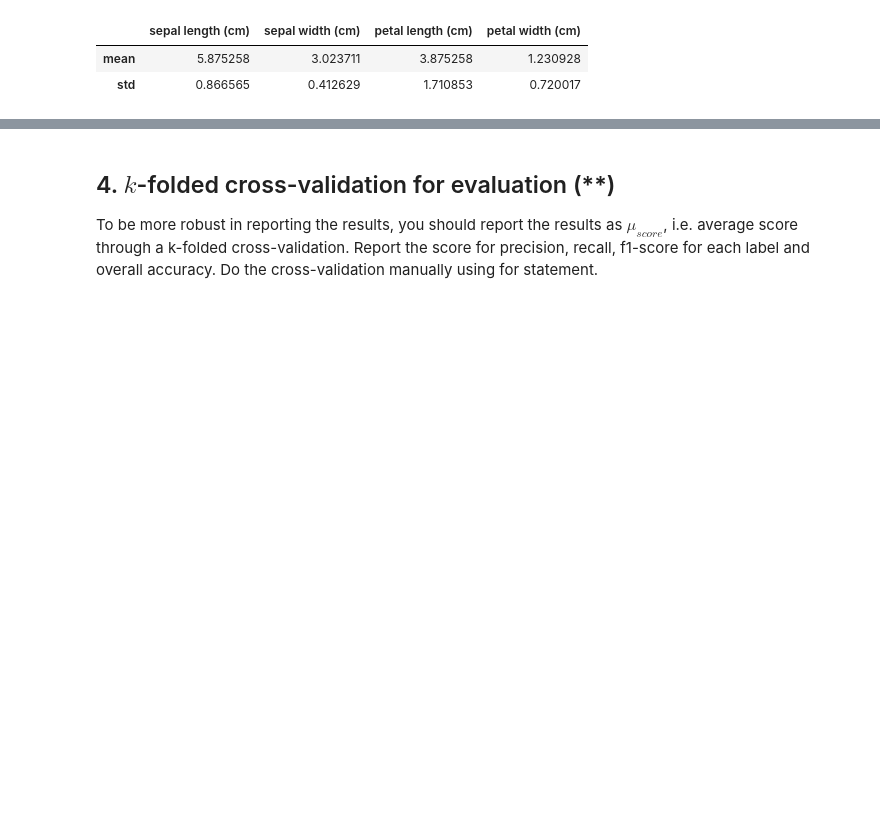
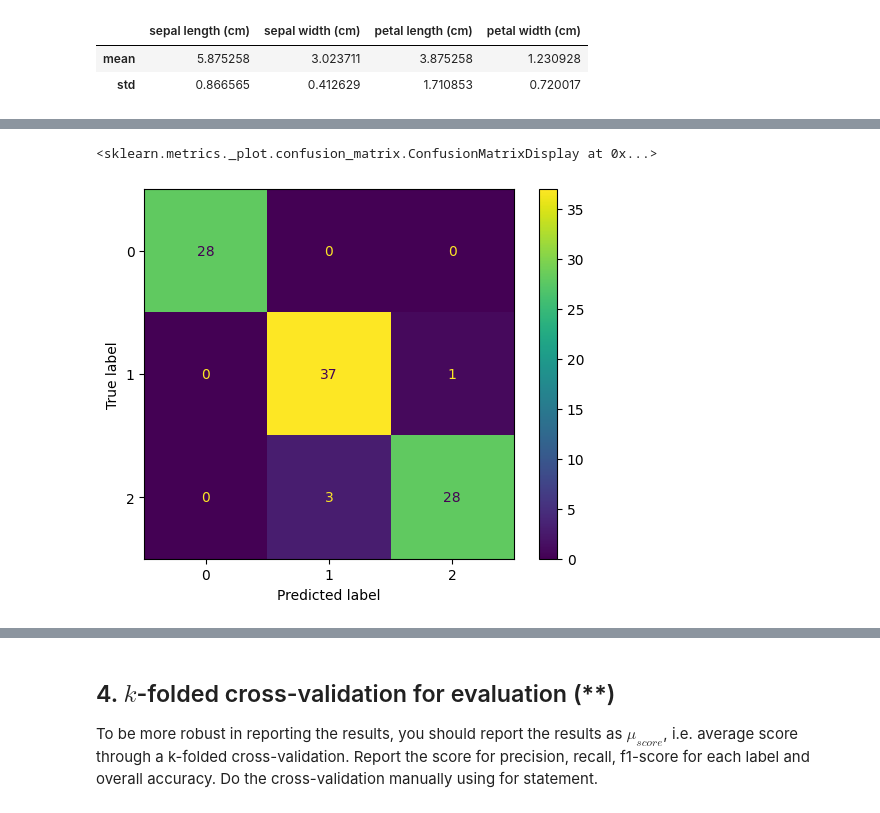
Before and after one commit to AlbotGoodman/machine-learning, a Jupyter notebook: Exercises/E03_logistic_regression.ipynb, the cells around one changed output, grey strips where cells are left out. Cells and saved outputs as stored; diff of their text form; code cells hidden in the pictures; blank space fills up the shorter version.

```diff
--- a/Exercises/E03_logistic_regression.ipynb
+++ b/Exercises/E03_logistic_regression.ipynb
@@ -219,6 +221,8 @@ Do train|test split and scale the data using feature standardization, I used def
 # %%
 X = df_cleared.drop(columns = "species")
 y = df_cleared["species"]
+label_encoder = LabelEncoder()
+y = label_encoder.fit_transform(y)
 X_train, X_test, y_train, y_test = train_test_split(X, y, test_size = 0.33, random_state = 42)
 
 scaler = StandardScaler()
@@ -291,0 +294,5 @@ from sklearn.linear_model import LogisticRegressionCV
+# %%
+model = LogisticRegressionCV(cv=5)
+model.fit(X_train_scaled, y_train)
+y_pred_train = model.predict(X_train_scaled)
+y_pred_test = model.predict(X_test_scaled)
@@ -335,3 +361,15 @@ weighted avg       0.98      0.98      0.98        46
 </details>
 
 ---
+# %%
+acc_train = accuracy_score(y_train, y_pred_train)
+acc_test = accuracy_score(y_test, y_pred_test)
+cm_train = confusion_matrix(y_train, y_pred_train, labels = model.classes_)
+cm_test = confusion_matrix(y_test, y_pred_test, labels = model.classes_)
+disp_train = ConfusionMatrixDisplay(cm_train, display_labels = model.classes_)
+disp_test = ConfusionMatrixDisplay(cm_test, display_labels = model.classes_)
+# %%
+disp_train.plot()
+# %% [output]
+<sklearn.metrics._plot.confusion_matrix.ConfusionMatrixDisplay at 0x...>
+[figure, added]
```
Also changed, not shown: parts of 5 cells of this notebook.
